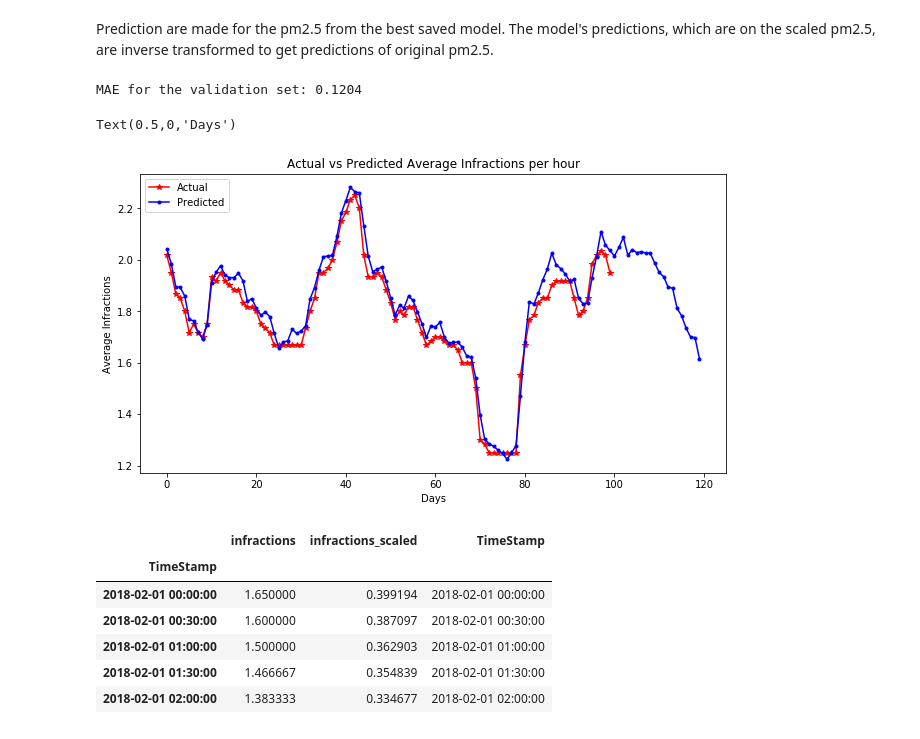
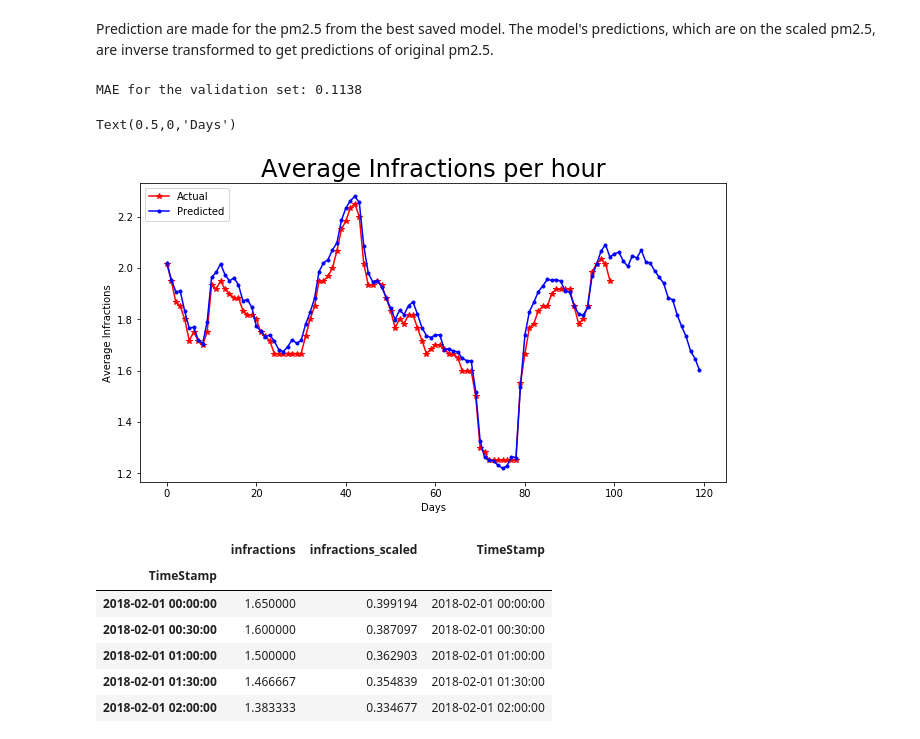
Before and after one commit to stanlee321/time_series_analysis, a Jupyter notebook: tests_timeseries.ipynb, the cells around one changed output. Drawn from its saved outputs; the diff is of its cells as text; code cells hidden in the pictures.

```diff
--- a/tests_timeseries.ipynb
+++ b/tests_timeseries.ipynb
@@ -383,7 +391,7 @@ Epoch 100/100
 
 Prediction are made for the pm2.5 from the best saved model. The model's predictions, which are on the scaled pm2.5, are inverse transformed to get predictions of original pm2.5.
 # %%
-best_model = load_model(os.path.join('keras_models', 'Infracions_forecast_MLP_weights.29-0.0291.hdf5'))
+best_model = load_model(os.path.join('keras_models', 'Infracions_forecast_MLP_weights.97-0.0275.hdf5'))
 preds = best_model.predict(X_val)
 pred_pm25 = scaler.inverse_transform(preds)
 pred_pm25 = np.squeeze(pred_pm25)
@@ -393,20 +401,20 @@ from sklearn.metrics import mean_absolute_error
 mae = mean_absolute_error(df_val['infractions'].loc[30:], pred_pm25)
 print('MAE for the validation set:', round(mae, 4))
 # %% [output]
-MAE for the validation set: 0.1204
+MAE for the validation set: 0.1138
 # %%
 #Let's plot the first 50 actual and predicted values of pm2.5.
 plt.figure(figsize=(10.5, 5.5))
 plt.plot(range(100), df_val['infractions'].loc[29:128], linestyle='-', marker='*', color='r')
 plt.plot(range(120), pred_pm25[:120], linestyle='-', marker='.', color='b')
 plt.legend(['Actual','Predicted'], loc=2)
-plt.title('Actual vs Predicted Average Infractions per hour')
+plt.title('Average Infractions per hour', size = 24)
 plt.ylabel('Average Infractions')
 plt.xlabel('Days')
 #plt.savefig('plots/ch5/B07887_05_09.png', format='png', dpi=300)
 # %% [output]
 Text(0.5,0,'Days')
-[figure, old version]
+[figure, new version]
 # %%
 df_val = df_average.loc[df_average['TimeStamp']>=split_date]
 df_val
```
Also changed, not shown: parts of 13 cells of this notebook, 11 other files.
